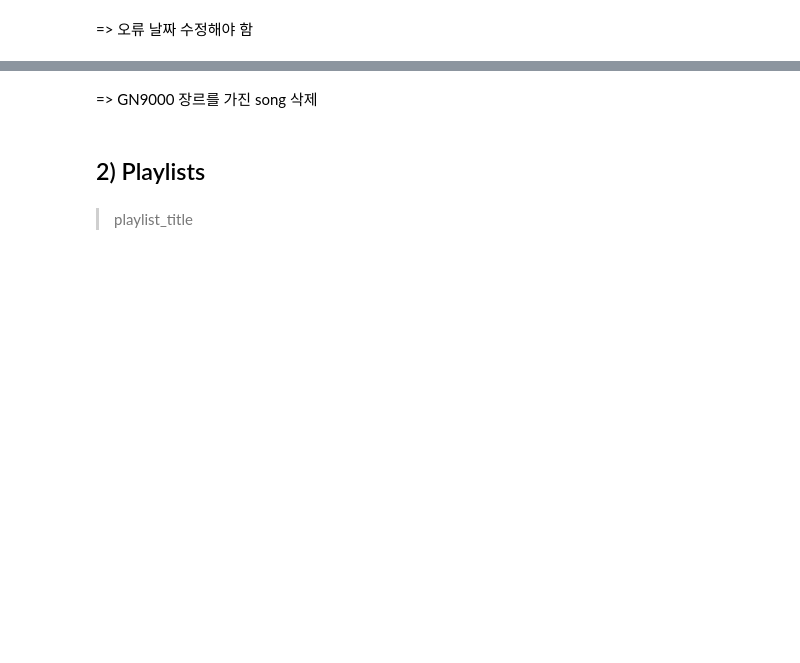
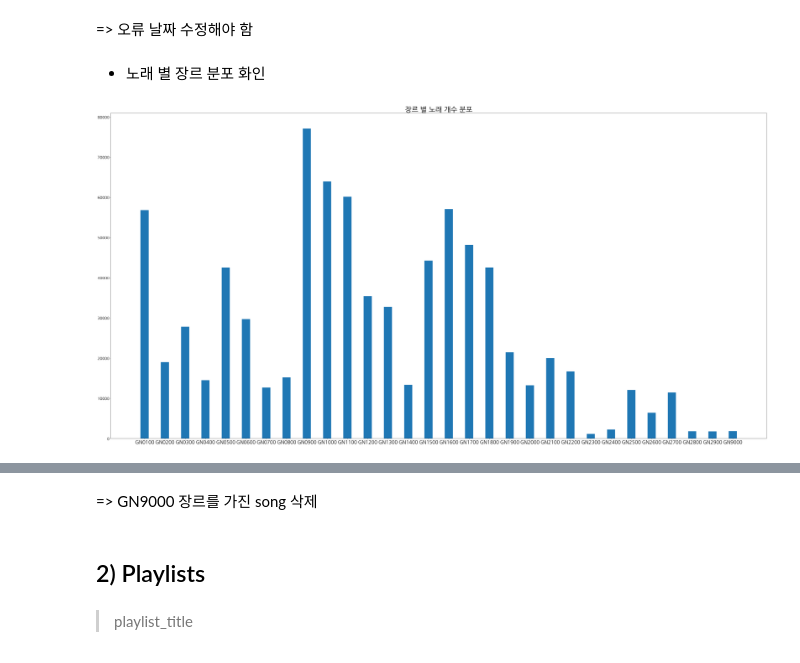
Before and after one commit to pulpo125/AIPlayer_Pling, a Jupyter notebook: 1_analysis/2_EDA.ipynb, the cells around one changed output, grey strips where cells are left out. Saved outputs shown, nothing was run; the diff lists cells and outputs as text; code cells hidden in the pictures; blank space fills up the shorter version.

```diff
--- a/1_analysis/2_EDA.ipynb
+++ b/1_analysis/2_EDA.ipynb
@@ -32,0 +162,13 @@ genre_gn_all = pd.read_json('../0_data/genre_gn_all.json', typ = 'frame', encodi
+# %% [markdown]
+- 노래 별 장르 분포 화인
+# %%
+song_gnr = song_meta.explode('song_gn_gnr_basket').groupby('song_gn_gnr_basket')['id'].count().reset_index().rename(columns={'song_gn_gnr_basket':'song_gnr', 'id':'id_cnt'})
+
+plt.figure(figsize=(60, 30))
+plt.bar(song_gnr['song_gnr'], song_gnr['id_cnt'], width=0.4)
+plt.title('장르 별 노래 개수 분포')
+plt.rc('font', size=30)
+plt.rc('xtick', labelsize=30)
+plt.rc('ytick', labelsize=20)
+# %% [output]
+[figure, added]
```
Also changed, not shown: parts of 40 cells of this notebook, 1 other file.
